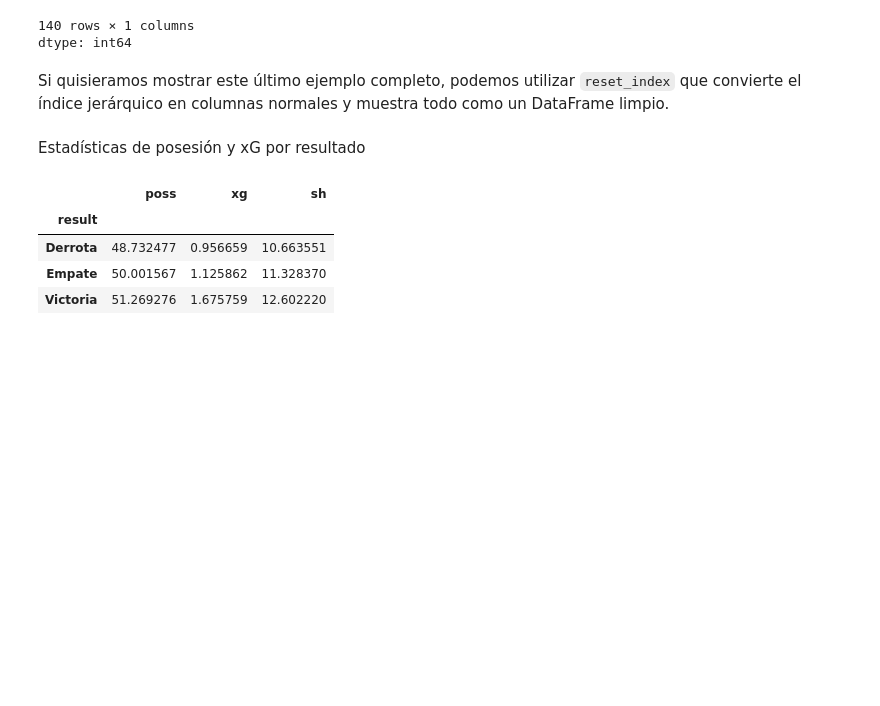
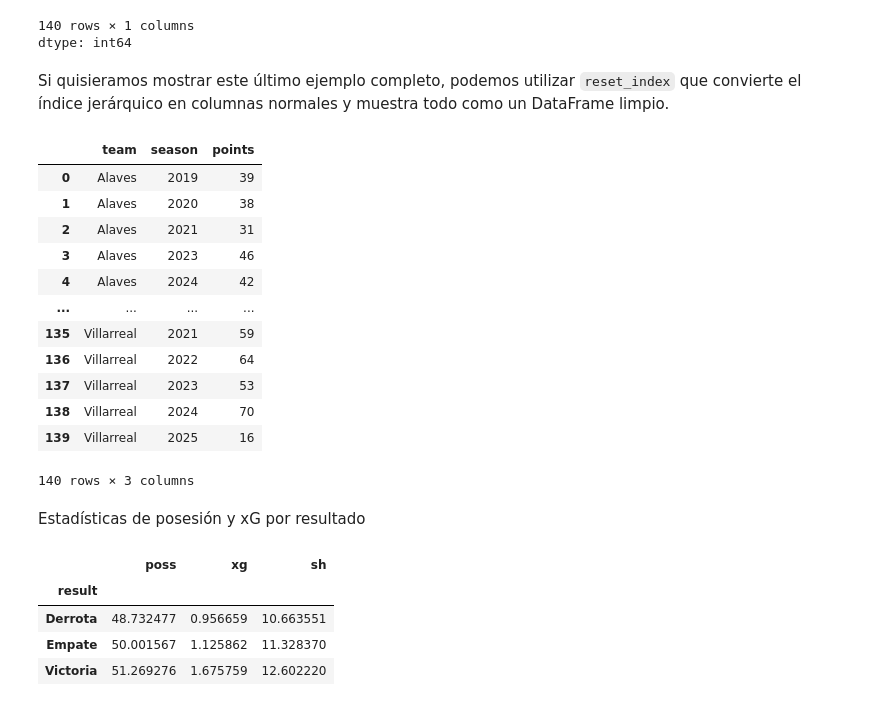
Before and after one commit to Blevins05/data-ai-summer2026, a Jupyter notebook: analysis.ipynb, the cells around one changed output. Saved outputs shown, nothing was run; the diff lists cells and outputs as text; code cells hidden in the pictures; blank space fills up the shorter version.

```diff
--- a/analysis.ipynb
+++ b/analysis.ipynb
@@ -504,6 +504,22 @@ data.groupby(['team', 'season'])['points'].sum()
 dtype: int64
 # %% [markdown]
 Si quisieramos mostrar este último ejemplo completo, podemos utilizar `reset_index` que convierte el índice jerárquico en columnas normales y muestra todo como un DataFrame limpio.
+# %%
+data.groupby(['team', 'season'])['points'].sum().reset_index()
+# %% [output]
+|  | team | season | points |
+| 0 | Alaves | 2019 | 39 |
+| 1 | Alaves | 2020 | 38 |
+| 2 | Alaves | 2021 | 31 |
+| 3 | Alaves | 2023 | 46 |
+| 4 | Alaves | 2024 | 42 |
+| ... | ... | ... | ... |
+| 135 | Villarreal | 2021 | 59 |
+| 136 | Villarreal | 2022 | 64 |
+| 137 | Villarreal | 2023 | 53 |
+| 138 | Villarreal | 2024 | 70 |
+| 139 | Villarreal | 2025 | 16 |
+140 rows × 3 columns
 # %% [markdown]
 Estadísticas de posesión y xG por resultado
 # %%
```
Also changed, not shown: parts of 5 cells of this notebook.
